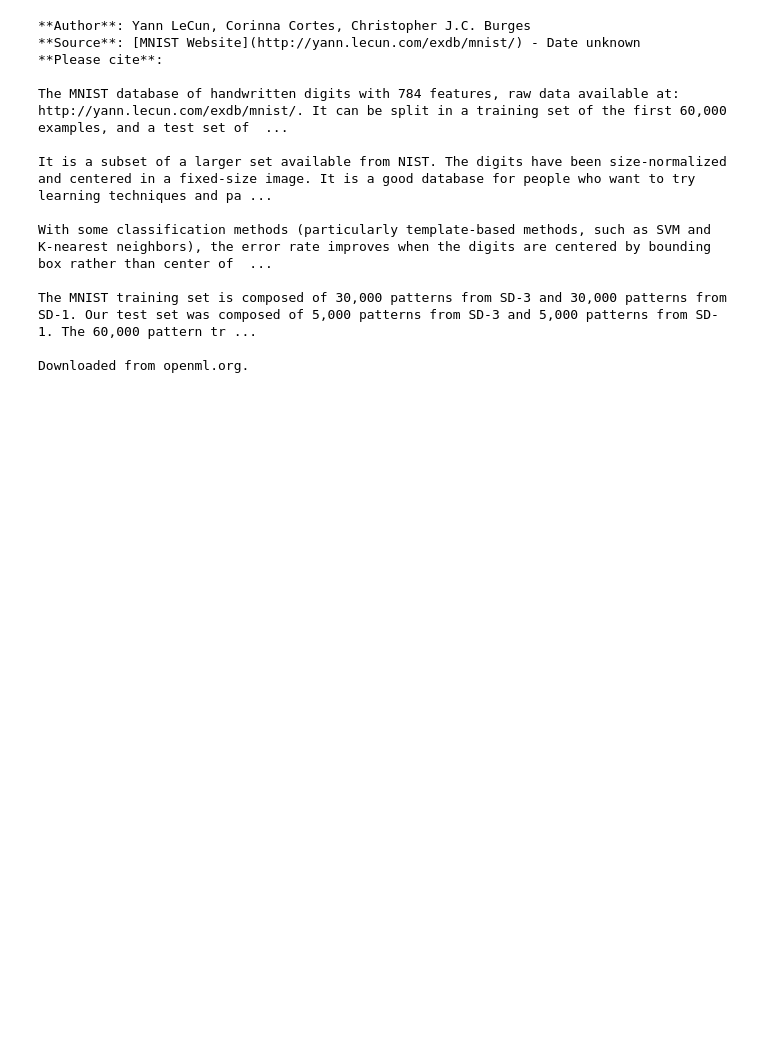
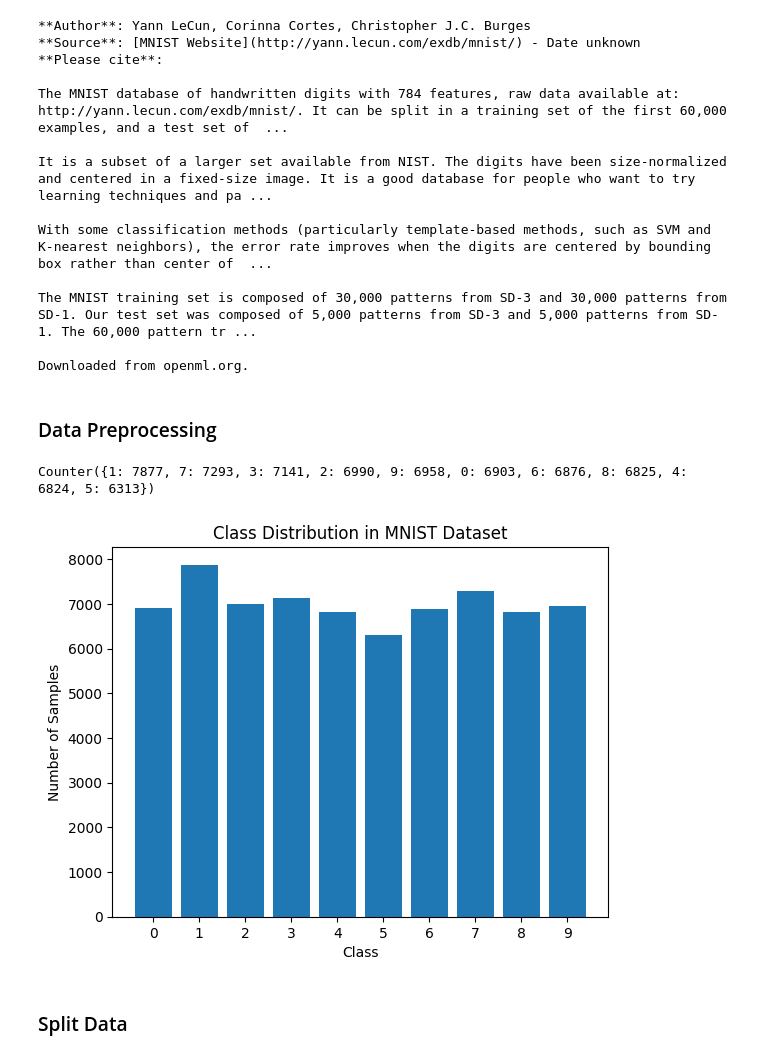
Before and after one commit to andidprastyo/ML-2023, a Jupyter notebook: 09 - Perceptron & ANN/tugas.ipynb, the cells around one changed output. Saved outputs shown, nothing was run; the diff lists cells and outputs as text; code cells hidden in the pictures; blank space fills up the shorter version.

```diff
--- a/09 - Perceptron & ANN/tugas.ipynb
+++ b/09 - Perceptron & ANN/tugas.ipynb
@@ -26,3 +31,22 @@ With some classification methods (particularly template-based methods, such as S
 The MNIST training set is composed of 30,000 patterns from SD-3 and 30,000 patterns from SD-1. Our test set was composed of 5,000 patterns from SD-3 and 5,000 patterns from SD-1. The 60,000 pattern tr ...
 
 Downloaded from openml.org.
+# %% [markdown]
+### Data Preprocessing
+# %%
+x, y = mnist.data, mnist.target.astype(int)
+class_counts = Counter(y)
+print(class_counts)
+counts = [class_counts[i] for i in range(10)]
+class_labels = [str(i) for i in range(10)]
+
+plt.bar(class_labels, counts)
+plt.xlabel('Class')
+plt.ylabel('Number of Samples')
+plt.title('Class Distribution in MNIST Dataset')
+plt.show()
+# %% [output]
+Counter({1: 7877, 7: 7293, 3: 7141, 2: 6990, 9: 6958, 0: 6903, 6: 6876, 8: 6825, 4: 6824, 5: 6313})
+[figure, added]
+# %% [markdown]
+### Split Data
```
Also changed, not shown: parts of 18 cells of this notebook.
